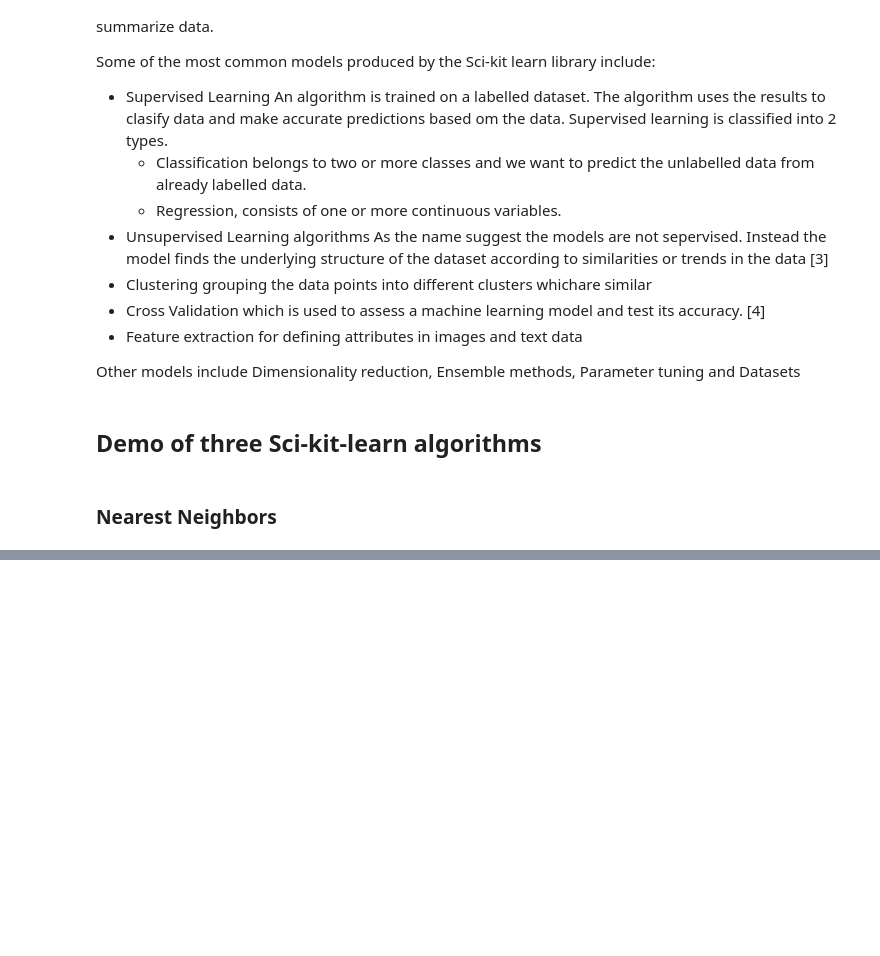
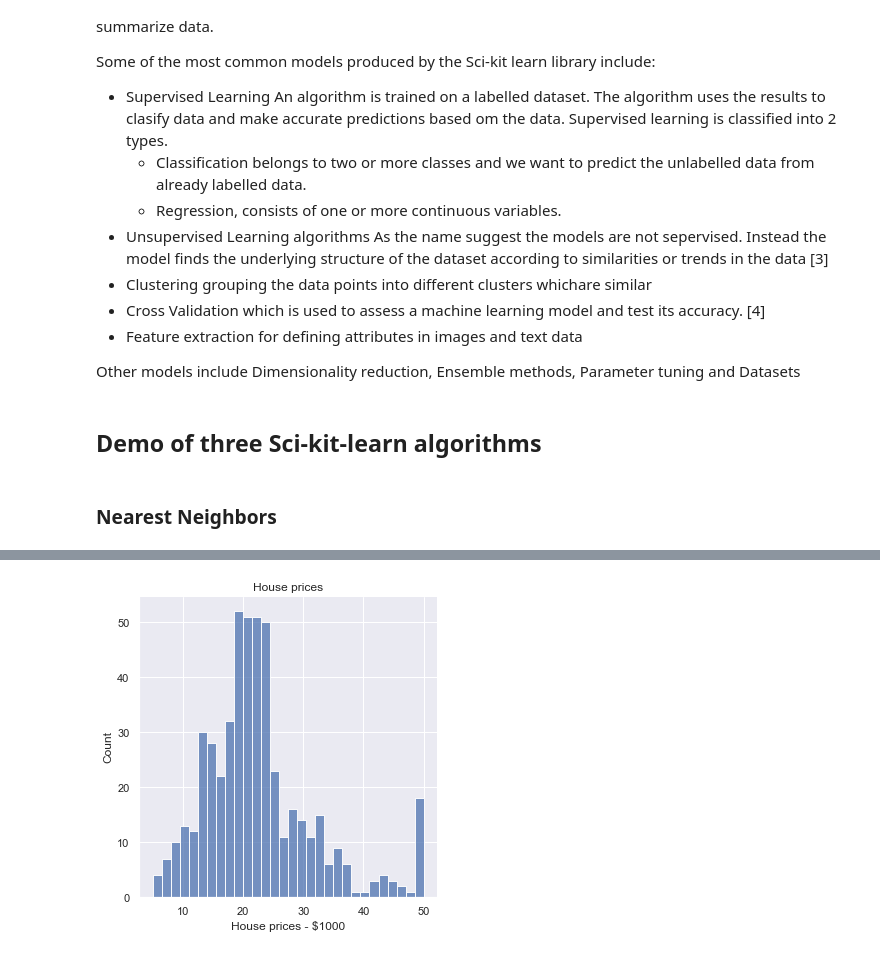
Before and after one commit to nmanley73/Machine_Learning_assessment, a Jupyter notebook: scikit-learn.ipynb, the cells around one changed output, grey strips where cells are left out. Cells and saved outputs as stored; diff of their text form; code cells hidden in the pictures; blank space fills up the shorter version.

```diff
--- a/scikit-learn.ipynb
+++ b/scikit-learn.ipynb
@@ -29,0 +215,12 @@ data points closest in distance to the new data points and make a prediction bas
+# %%
+# load the data using pandas
+df = pd.read_csv("data\housing.csv")
+
+# display the attributes
+print ('Field Names =', df.keys())
+
+# displays number of records and variables
+print (df.shape)
+
+# get a statistical view of the dataset
+df.describe()
@@ -29,0 +241,11 @@ data points closest in distance to the new data points and make a prediction bas
+# %%
+plt.style.use("ggplot")
+#plt.rcParams["figure.figsize"] = (20,10)
+
+sns.set(rc={'figure.figsize':(20,10)})
+sns.displot(df['MEDV'], bins=30)
+plt.xlabel("House prices - $1000")
+plt.title("House prices")
+plt.show()
+# %% [output]
+[figure, added]
```
Also changed, not shown: parts of 31 cells of this notebook, 4 other files.
